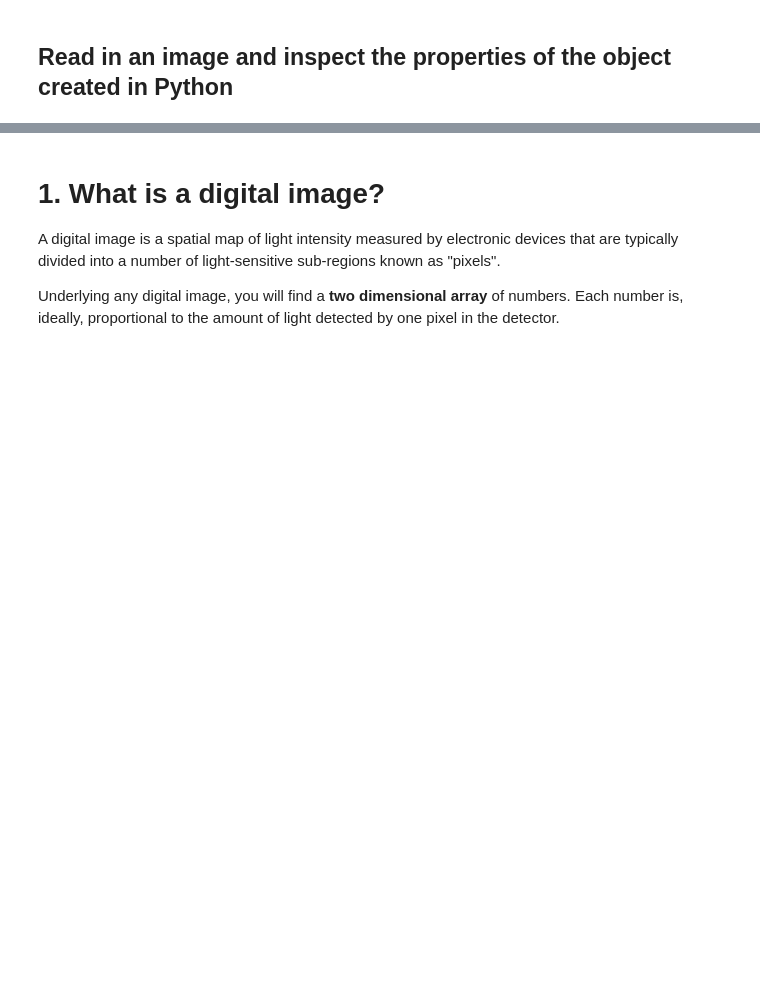
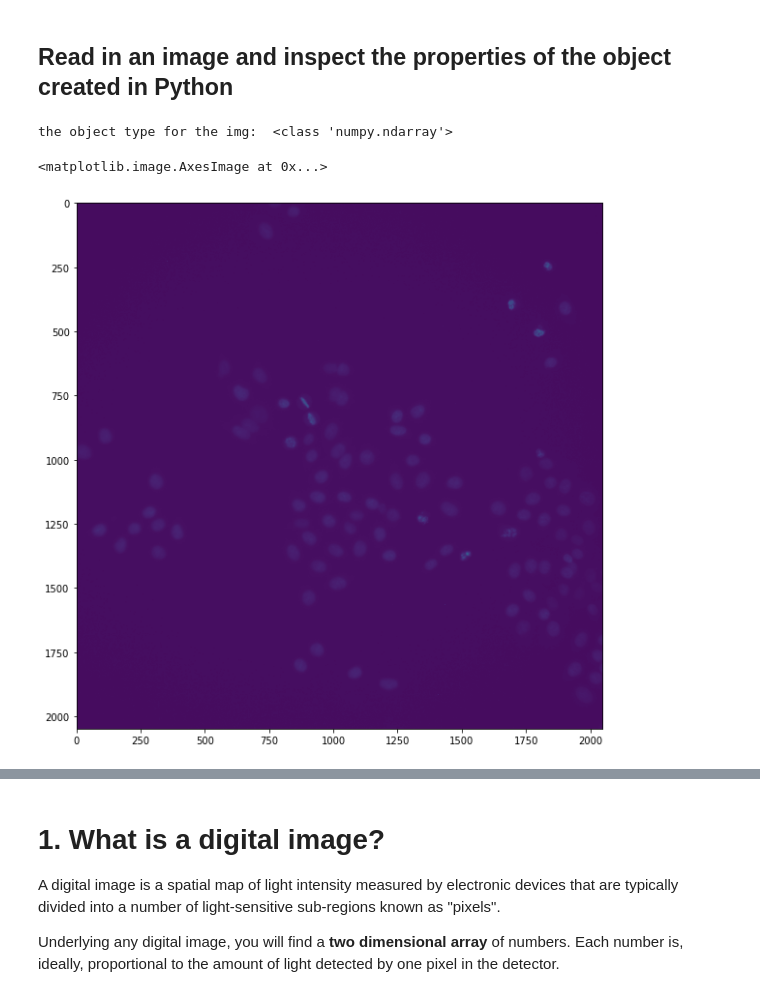
Before and after one commit to ajitpj/IISER_2023, a Jupyter notebook: Lecture1_workingwithimages.ipynb, the cells around one changed output, grey strips where cells are left out. Drawn from its saved outputs; the diff is of its cells as text; code cells hidden in the pictures; blank space fills up the shorter version.

```diff
--- a/Lecture1_workingwithimages.ipynb
+++ b/Lecture1_workingwithimages.ipynb
@@ -17,14 +17,7 @@ You should start by importing the libraries that provide the functions that you
 Once the required modules and functions have been imported, you can use them to visualize, process, and analyze imaging data.
 # %%
 import numpy as np
-
 from matplotlib import pyplot as plt
-# change the default runtime configuration (rc)
-plt.rcParams["figure.figsize"] = [10,10]
-# plt.rcParams["xtick.bottom"] = False
-# plt.rcParams["ytick.left"] = False
-# plt.rcParams["xtick.labelbottom"] = False
-# plt.rcParams["ytick.labelleft"] = False
 
 # I am importing two functions from the io module of the skimage library
 from skimage.io import imread, imshow
@@ -45,12 +37,17 @@ Drive already mounted at /content/drive; to attempt to forcibly remount, call dr
 # %% [markdown]
 ## Read in an image and inspect the properties of the object created in Python
 # %%
+# Reading images is straight-forward.
 img = imread('raw_img.tif')
-# Reading images is straight-forward. You can even provide urls
 
 print("the object type for the img: ", type(img))
 
 # Show the image
-imshow(img)
+f1, a1 = plt.subplots(figsize=(10,10))
+plt.imshow(img)
+# %% [output]
+the object type for the img:  <class 'numpy.ndarray'>
+<matplotlib.image.AxesImage at 0x...>
+[figure, added]
 # %%
 print("Shape of the image is: ", img.shape)
```
Also changed, not shown: parts of 21 cells of this notebook, 2 other files.
